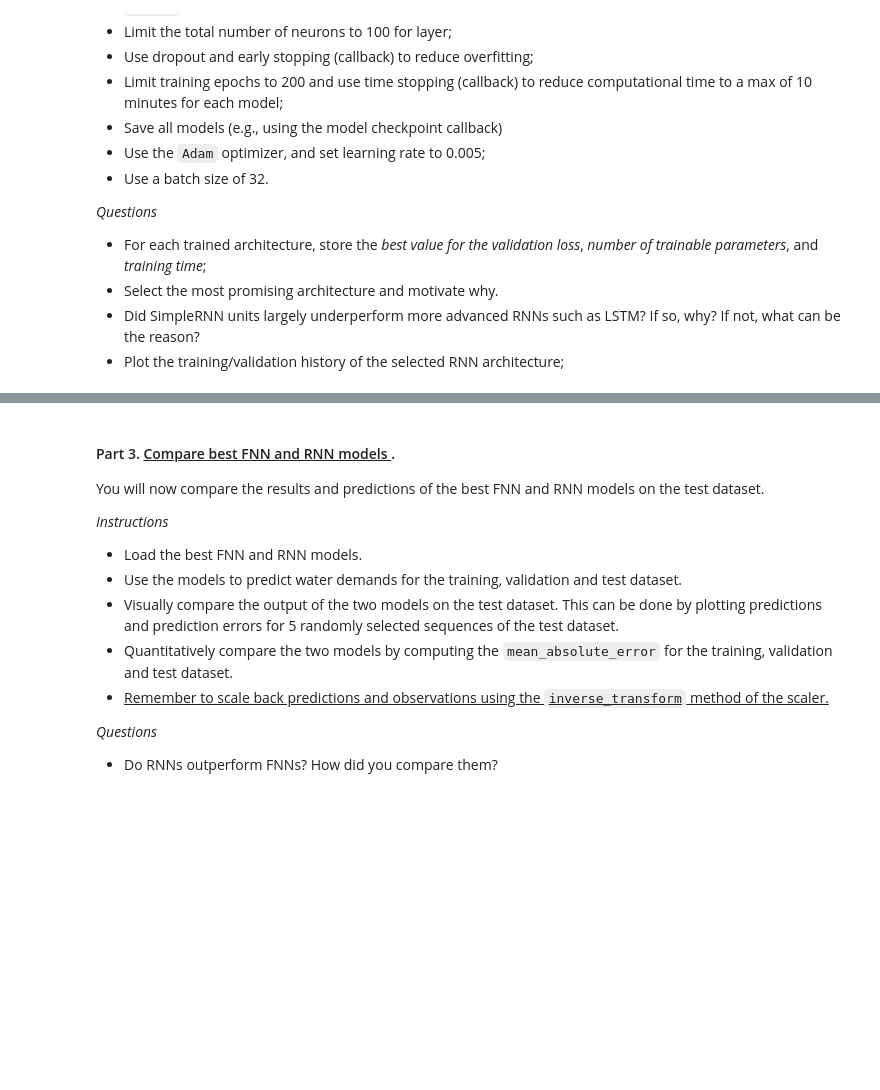
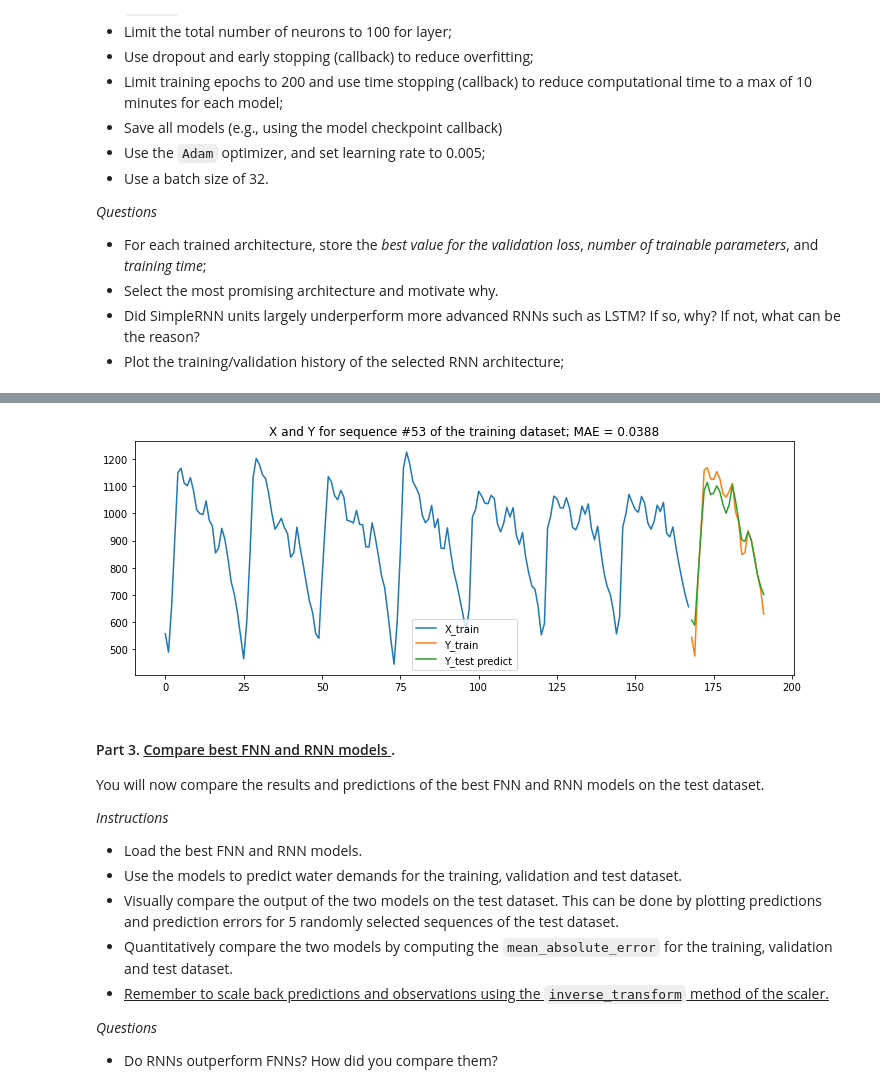
Before and after one commit to tamarvooijs/Applied-Machine-Learning, a Jupyter notebook: Week8/Week8_Assignment_ForecastWaterDemand.ipynb, the cells around one changed output, grey strips where cells are left out. Saved outputs shown, nothing was run; the diff lists cells and outputs as text; code cells hidden in the pictures; blank space fills up the shorter version.

```diff
--- a/Week8/Week8_Assignment_ForecastWaterDemand.ipynb
+++ b/Week8/Week8_Assignment_ForecastWaterDemand.ipynb
@@ -663,21 +478,0 @@ plt.show()
-# %%
-# Compare model predictions to true output; tested on test data set
-best_model_ix = res_df_rnn['val_loss'].astype(float).idxmin()
-
-# Obtain best trained model
-neurons, layers, activation, ANN_type, dropout_rate, model_name = res_df_rnn.loc[best_model_ix, ['neurons', 'layers', 'activation', 'ann_type', 'dropout_rate', 'model_name']]
-model = RNNmodel(neurons, layers, activation, ANN_type, dropout_rate)           # define model architecture
-model.load_weights(f'{working_folder}RNN_Model_parameters/{model_name}.hdf5')   # load trained model parameters into model
-Y_test_pred = model.predict(X_test)                                             # predict output on test data set
-
-# Plot predictions
-random_ix = np.random.choice(X_test.shape[0])
-fig, ax = plt.subplots(1,figsize=(10,4))
-ax.plot(np.arange(T), scaler.inverse_transform(X_test[random_ix].reshape(-1, 1)), label='X_train')
-ax.plot(np.arange(T,T+H), scaler.inverse_transform(Y_test[random_ix].reshape(-1, 1)), label='Y_train')
-ax.plot(np.arange(T,T+H), scaler.inverse_transform(Y_test_pred[random_ix].reshape(-1, 1)), label='Y_test predict')
-ax.legend()
-ax.set_title(f'X and Y for sequence #{random_ix} of the training dataset; MAE = {mean_absolute_error(Y_test[random_ix], Y_test_pred[random_ix]).round(4)}')
-
-fig.tight_layout()
-plt.show()
@@ -686,3 +678,26 @@ plt.show()
+# %%
+# Compare model predictions to true output; tested on test data set
+rnnbest_model_ix = res_df_rnn['val_loss'].astype(float).idxmin()
+
+# Obtain best trained model
+neurons, layers, activation, ANN_type, dropout_rate, model_name = res_df_rnn.loc[rnnbest_model_ix, ['neurons', 'layers', 'activation', 'ann_type', 'dropout_rate', 'model_name']]
+model = RNNmodel(neurons, layers, activation, ANN_type, dropout_rate)           # define model architecture
+model.load_weights(f'{working_folder}RNN_Model_parameters/{model_name}.hdf5')   # load trained model parameters into model
+Y_test_pred = model.predict(X_test)                                             # predict output on test data set
+
+# Plot predictions
+random_ix = np.random.choice(X_test.shape[0])
+fig, ax = plt.subplots(1,figsize=(10,4))
+ax.plot(np.arange(T), scaler.inverse_transform(X_test[random_ix].reshape(-1, 1)), label='X_train')
+ax.plot(np.arange(T,T+H), scaler.inverse_transform(Y_test[random_ix].reshape(-1, 1)), label='Y_train')
+ax.plot(np.arange(T,T+H), scaler.inverse_transform(Y_test_pred[random_ix].reshape(-1, 1)), label='Y_test predict')
+ax.legend()
+ax.set_title(f'X and Y for sequence #{random_ix} of the training dataset; MAE = {mean_absolute_error(Y_test[random_ix], Y_test_pred[random_ix]).round(4)}')
+
+fig.tight_layout()
+plt.show()
+# %% [output]
+[figure, added]
 # %% [markdown]
 #### Part 3. <u> Compare best FNN and RNN models </u>.
 
```
Also changed, not shown: parts of 36 cells of this notebook.
